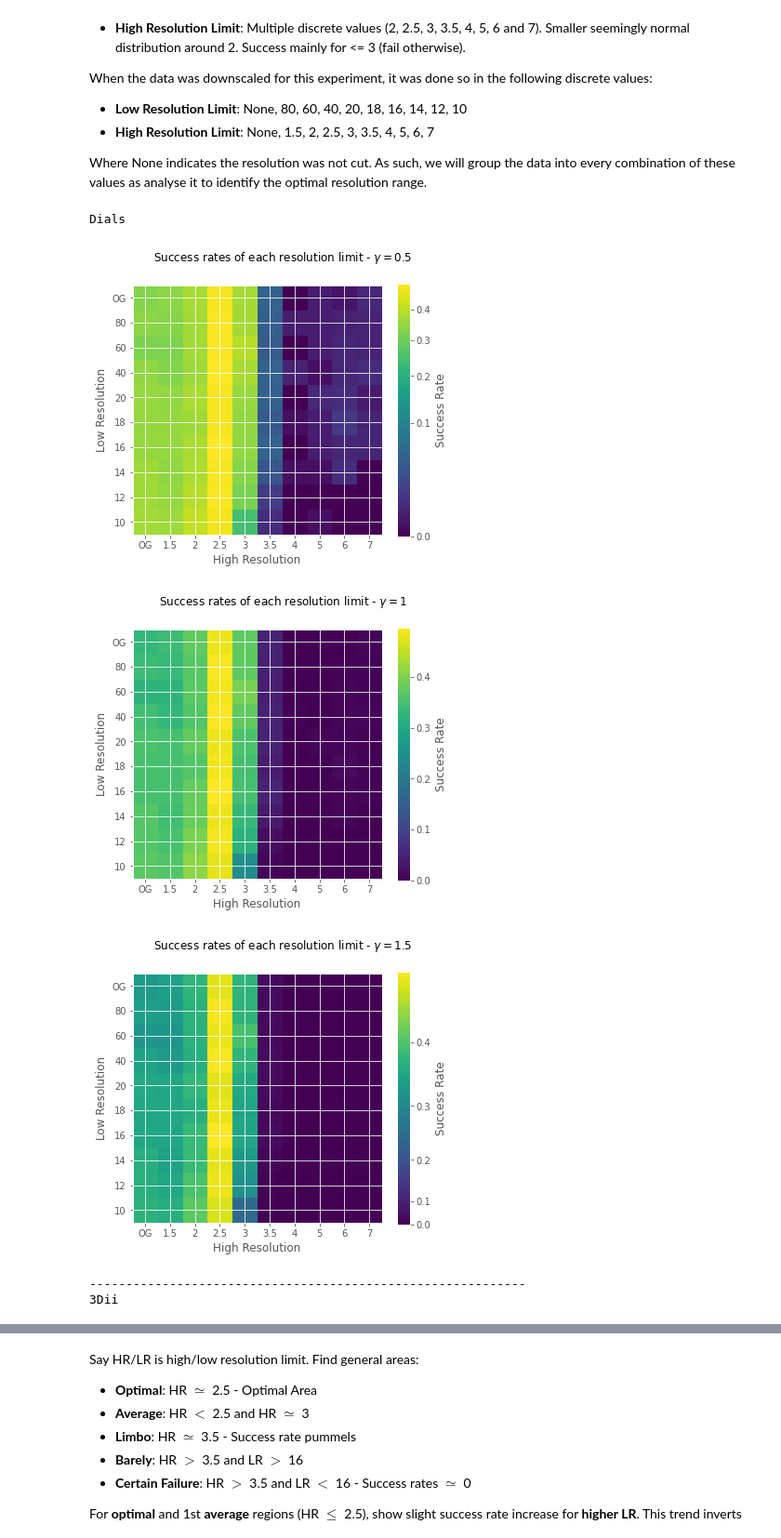
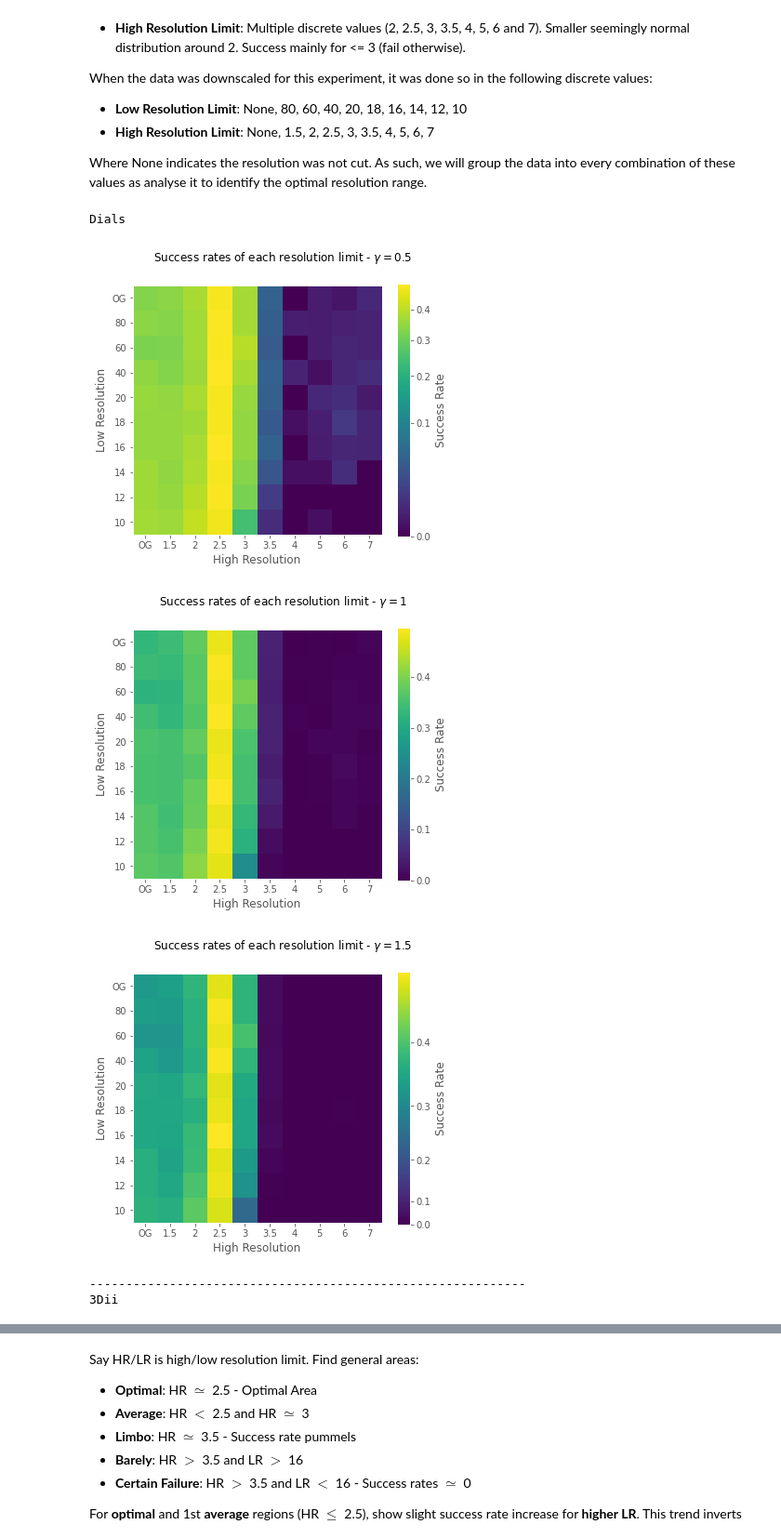
Before and after one commit to Sharkmas6/Diamond_ML, a Jupyter notebook: jupyter/Grouping_Res_2.0.ipynb, the cells around one changed output, grey strips where cells are left out. Shown at 93% size. Drawn from its saved outputs; the diff is of its cells as text; code cells hidden in the pictures.

```diff
--- a/jupyter/Grouping_Res_2.0.ipynb
+++ b/jupyter/Grouping_Res_2.0.ipynb
@@ -101,35 +101,36 @@ for db_kind, datum in data.items():
         success_rates.append(success_rate)
 
     # reshape success rates into dataframe
     lows, highs = ["OG", 80, 60, 40, 20, 18, 16, 14, 12, 10], ["OG", 1.5, 2, 2.5, 3, 3.5, 4, 5, 6, 7]
     success_rates = np.array(success_rates).reshape((10, 10))
     success_rates = pd.DataFrame(success_rates, index=lows, columns=highs)
     success_rates.index.name = "Low Resolution"
     success_rates.columns.name = "High Resolution"
 
     for gamma in [0.5, 1, 1.5]:
         # show success rates colourmap
         plt.imshow(success_rates, norm=PowerNorm(gamma=gamma))
+        plt.grid(False)
         plt.gcf().set_size_inches(6, 5)
         plt.colorbar(label="Success Rate")
 
         # labels and ticks
         plt.xticks(range(10), highs)
         plt.xlabel(success_rates.columns.name)
         plt.yticks(range(10), lows)
         plt.ylabel(success_rates.index.name)
         plt.suptitle(f"Success rates of each resolution limit - $\gamma={gamma}$")
 
         # save results
         plt.savefig(fr"../figures/resolution_grouped_success_rates_{db_kind}_gamma_{gamma}.png")
         plt.show()
 
 
     print("-"*60)
 # %% [output]
 Dials
-[figure, old version]
+[figure, new version]
-[figure, old version]
+[figure, new version]
-[figure, old version]
+[figure, new version]
 ------------------------------------------------------------
 3Dii
```
Also changed, not shown: parts of 1 cell of this notebook, 3 other files.
